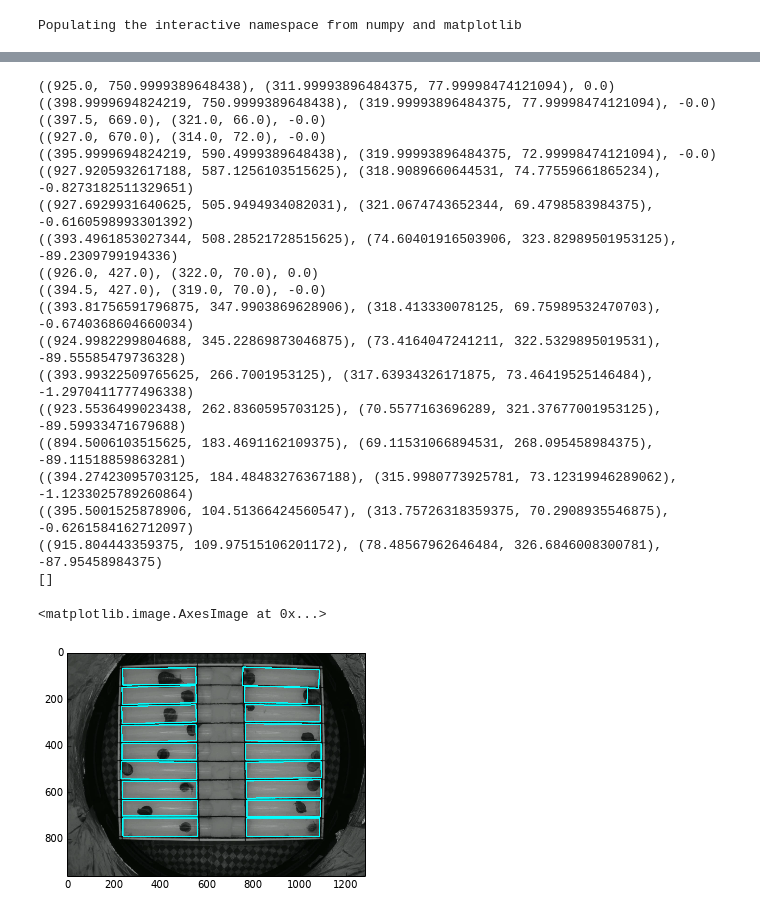
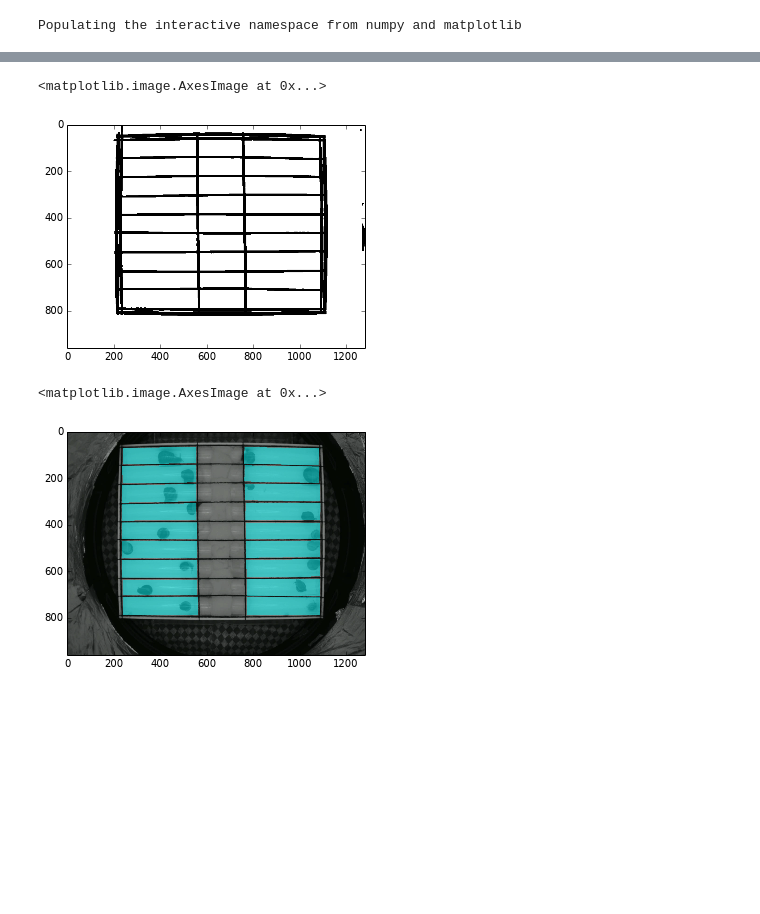
Before and after one commit to gilestrolab/sleepysnail, a Jupyter notebook: prototypes/roiDefinition.ipynb, the cells around one changed output, grey strips where cells are left out. Cells and saved outputs as stored; diff of their text form; code cells hidden in the pictures; blank space fills up the shorter version.

```diff
--- a/prototypes/roiDefinition.ipynb
+++ b/prototypes/roiDefinition.ipynb
@@ -41,5 +57,12 @@ pl.imshow(toshow)
+# %%
+_, tmp = cv2.threshold(diff_img, 30, 255,cv.CV_THRESH_BINARY_INV)
+toshow = cv2.cvtColor(tmp, cv.CV_GRAY2RGB)
+pl.imshow(toshow)
+# %% [output]
+<matplotlib.image.AxesImage at 0x...>
+[figure, added]
 # %%
-tmp = np.copy(diff_img)
+_, tmp = cv2.threshold(diff_img, 30, 255,cv.CV_THRESH_BINARY_INV)
 contours, hiera = cv2.findContours(tmp, cv.CV_RETR_CCOMP,cv.CV_CHAIN_APPROX_SIMPLE)
 #remove holes
 contours = [c for (c,h) in zip(contours,hiera[0]) if h[3] == -1 and len(c) >3]
@@ -54,67 +77,36 @@ def filter_good_contours(c,min_length=200, max_length=500, min_ar = 3.5, max_ar
     aspect_ratio = np.abs(a-b)/ np.abs(c-b)
     if aspect_ratio < 1:
         aspect_ratio = 1/aspect_ratio
-
-
     #print diag
     if diag  > max_length or diag < min_length:
         return False
 
     if aspect_ratio  > max_ar or aspect_ratio < min_ar:
         return False
     if abs(rect[2]% 90) > max_angle and abs(rect[2]) > max_angle:
         return False
-
     return True
 
 contours = filter(filter_good_contours,contours)
 assert(len(contours)==18)
-
 boxes = [np.int0(cv.BoxPoints(cv2.minAreaRect(c))) for c in contours]
 rectangles = [cv2.minAreaRect(c) for c in contours]
-
 rot_mats = [cv2.getRotationMatrix2D(tuple((np.array(r[0]) - np.array(r[1])) * 2),
                          r[2], 1.0)  for r in rectangles]
-
-
 
 sizes = []
 for box in boxes:
     a = np.complex(box[0][0], box[0][1])
     b = np.complex(box[1][0], box[1][1])
     c = np.complex(box[2][0], box[2][1])
     sizes.append((int(np.abs(c-b)), int(np.abs(a-b))))
 subimgs = [grid_img[r[0][0]:r[1][0], r[0][1]:r[1][1]] for r in rectangles]
-for r in rectangles:
-    print r
 #rotated = [cv2.warpAffine(ai, m, s) for m, s, si in zip(rot_mats, sizes,subimgs)]
 
-#print sizes
-
-print subimgs[0]
-
 tmp = np.copy(grid_img)
-cv2.drawContours(tmp, boxes, -1, (0,255,255),3)
+cv2.drawContours(tmp, boxes, -1, (0,255,255),-1)
+tmp = tmp/2 + grid_img/2
 pl.imshow(tmp)
 # %% [output]
-((925.0, 750.9999389648438), (311.99993896484375, 77.99998474121094), 0.0)
-((398.9999694824219, 750.9999389648438), (319.99993896484375, 77.99998474121094), -0.0)
-((397.5, 669.0), (321.0, 66.0), -0.0)
-((927.0, 670.0), (314.0, 72.0), -0.0)
-((395.9999694824219, 590.4999389648438), (319.99993896484375, 72.99998474121094), -0.0)
-((927.9205932617188, 587.1256103515625), (318.9089660644531, 74.77559661865234), -0.8273182511329651)
-((927.6929931640625, 505.9494934082031), (321.0674743652344, 69.4798583984375), -0.6160598993301392)
-((393.4961853027344, 508.28521728515625), (74.60401916503906, 323.82989501953125), -89.2309799194336)
-((926.0, 427.0), (322.0, 70.0), 0.0)
-((394.5, 427.0), (319.0, 70.0), -0.0)
-((393.81756591796875, 347.9903869628906), (318.413330078125, 69.75989532470703), -0.6740368604660034)
-((924.9982299804688, 345.22869873046875), (73.4164047241211, 322.5329895019531), -89.55585479736328)
-((393.99322509765625, 266.7001953125), (317.63934326171875, 73.46419525146484), -1.2970411777496338)
-((923.5536499023438, 262.8360595703125), (70.5577163696289, 321.37677001953125), -89.59933471679688)
-((894.5006103515625, 183.4691162109375), (69.11531066894531, 268.095458984375), -89.11518859863281)
-((394.27423095703125, 184.48483276367188), (315.9980773925781, 73.12319946289062), -1.1233025789260864)
-((395.5001525878906, 104.51366424560547), (313.75726318359375, 70.2908935546875), -0.6261584162712097)
-((915.804443359375, 109.97515106201172), (78.48567962646484, 326.6846008300781), -87.95458984375)
-[]
+<matplotlib.image.AxesImage at 0x...>
-<matplotlib.image.AxesImage at 0x...>
-[figure, old version]
+[figure, new version]
```
Also changed, not shown: parts of 3 cells of this notebook.
